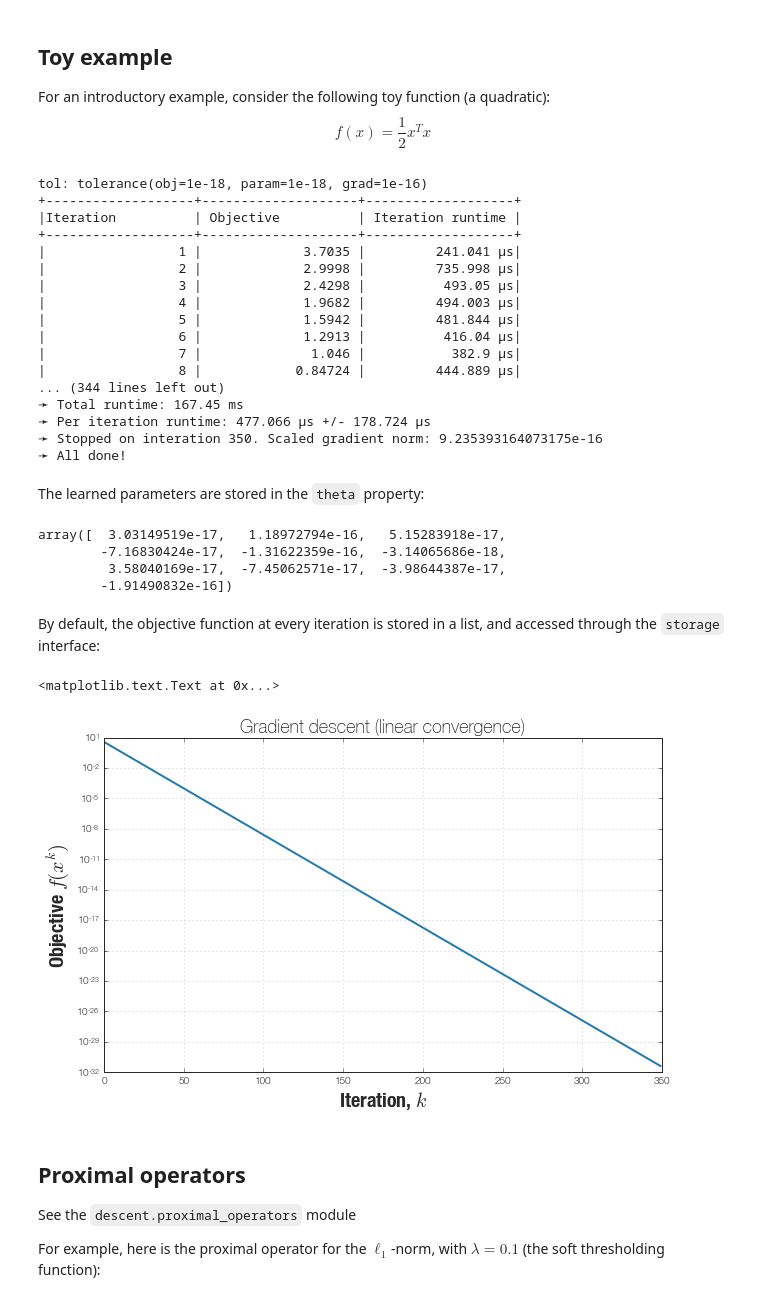
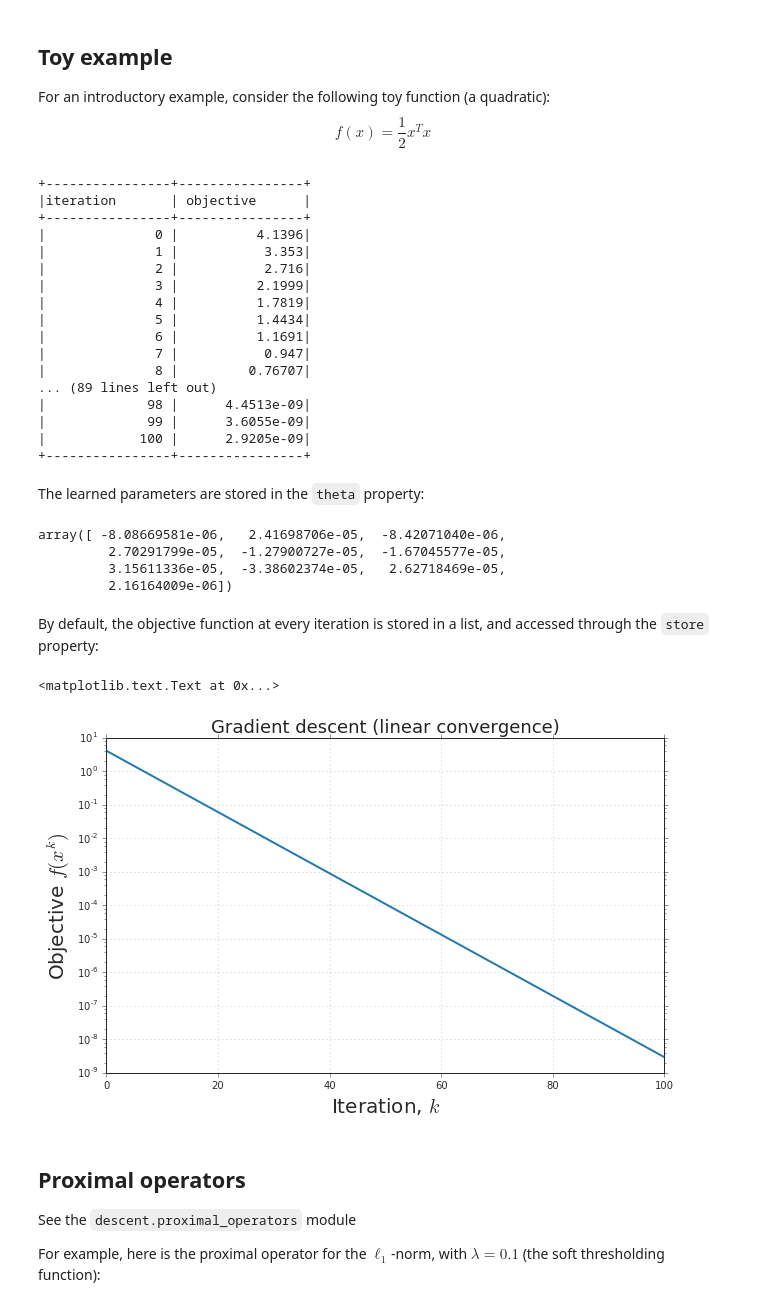
Before and after one commit to nirum/descent-tutorial, a Jupyter notebook: introduction.ipynb, the cells around one changed output. Cells and saved outputs as stored; diff of their text form; code cells hidden in the pictures.

```diff
--- a/introduction.ipynb
+++ b/introduction.ipynb
@@ -43,46 +44,47 @@ def f_df(x):
 x0 = np.random.randn(10)
 # %%
 # optimize with gradient descent
-opt = descent.GradientDescent(f_df, x0, learning_rate=0.1)
-opt.run()
+algorithm = descent.algorithms.sgd(lr=0.1)
+opt = descent.GradientDescent(x0, f_df, algorithm)
+opt.run(maxiter=100)
 # %% [output]
-tol: tolerance(obj=1e-18, param=1e-18, grad=1e-16)
-+-------------------+--------------------+-------------------+
-|Iteration          | Objective          | Iteration runtime |
-+-------------------+--------------------+-------------------+
-|                 1 |             3.7035 |         241.041 μs|
-|                 2 |             2.9998 |         735.998 μs|
-|                 3 |             2.4298 |          493.05 μs|
-|                 4 |             1.9682 |         494.003 μs|
-|                 5 |             1.5942 |         481.844 μs|
-|                 6 |             1.2913 |          416.04 μs|
-|                 7 |              1.046 |           382.9 μs|
-|                 8 |            0.84724 |         444.889 μs|
-... (344 lines left out)
-➛ Total runtime: 167.45 ms
-➛ Per iteration runtime: 477.066 μs +/- 178.724 μs
-➛ Stopped on interation 350. Scaled gradient norm: 9.235393164073175e-16
-➛ All done!
++----------------+----------------+
+|iteration       | objective      |
++----------------+----------------+
+|              0 |          4.1396|
+|              1 |           3.353|
+|              2 |           2.716|
+|              3 |          2.1999|
+|              4 |          1.7819|
+|              5 |          1.4434|
+|              6 |          1.1691|
+|              7 |           0.947|
+|              8 |         0.76707|
+... (89 lines left out)
+|             98 |      4.4513e-09|
+|             99 |      3.6055e-09|
+|            100 |      2.9205e-09|
++----------------+----------------+
 # %% [markdown]
 The learned parameters are stored in the `theta` property:
 # %%
 opt.theta
 # %% [output]
-array([  3.03149519e-17,   1.18972794e-16,   5.15283918e-17,
-        -7.16830424e-17,  -1.31622359e-16,  -3.14065686e-18,
-         3.58040169e-17,  -7.45062571e-17,  -3.98644387e-17,
-        -1.91490832e-16])
+array([ -8.08669581e-06,   2.41698706e-05,  -8.42071040e-06,
+         2.70291799e-05,  -1.27900727e-05,  -1.67045577e-05,
+         3.15611336e-05,  -3.38602374e-05,   2.62718469e-05,
+         2.16164009e-06])
 # %% [markdown]
-By default, the objective function at every iteration is stored in a list, and accessed through the `storage` interface:
+By default, the objective function at every iteration is stored in a list, and accessed through the `store` property:
 # %%
 plt.figure(figsize=(10,6))
-plt.semilogy(opt.storage.get('obj'))
+plt.semilogy(opt.store['objective'])
 plt.xlabel('Iteration, $k$', fontsize=20)
 plt.ylabel('Objective $f(x^k)$', fontsize=20)
 plt.title('Gradient descent (linear convergence)', fontsize=18)
 # %% [output]
 <matplotlib.text.Text at 0x...>
-[figure, old version]
+[figure, new version]
 # %% [markdown]
 ## Proximal operators
 
```
Also changed, not shown: parts of 4 cells of this notebook, 2 other files.
